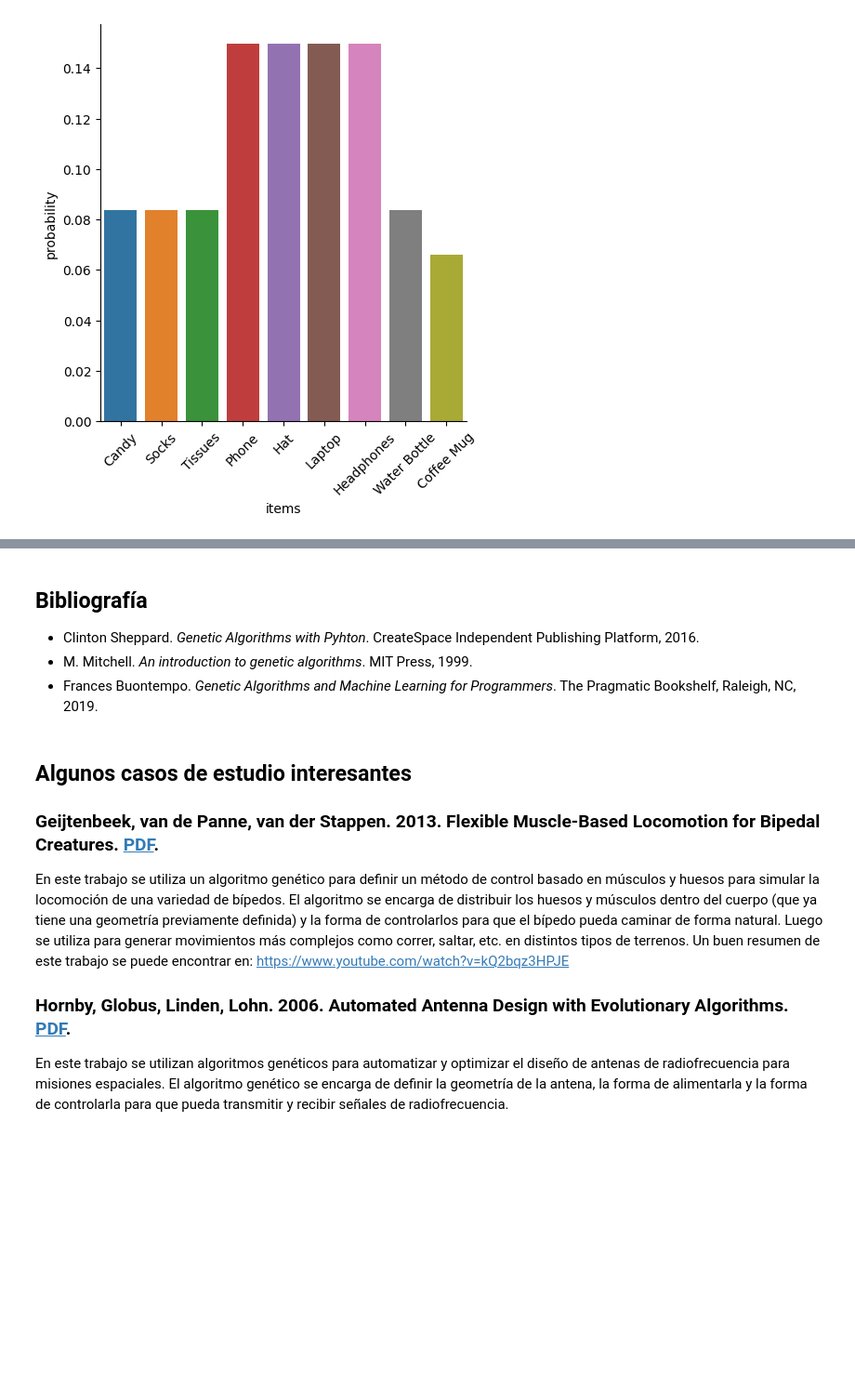
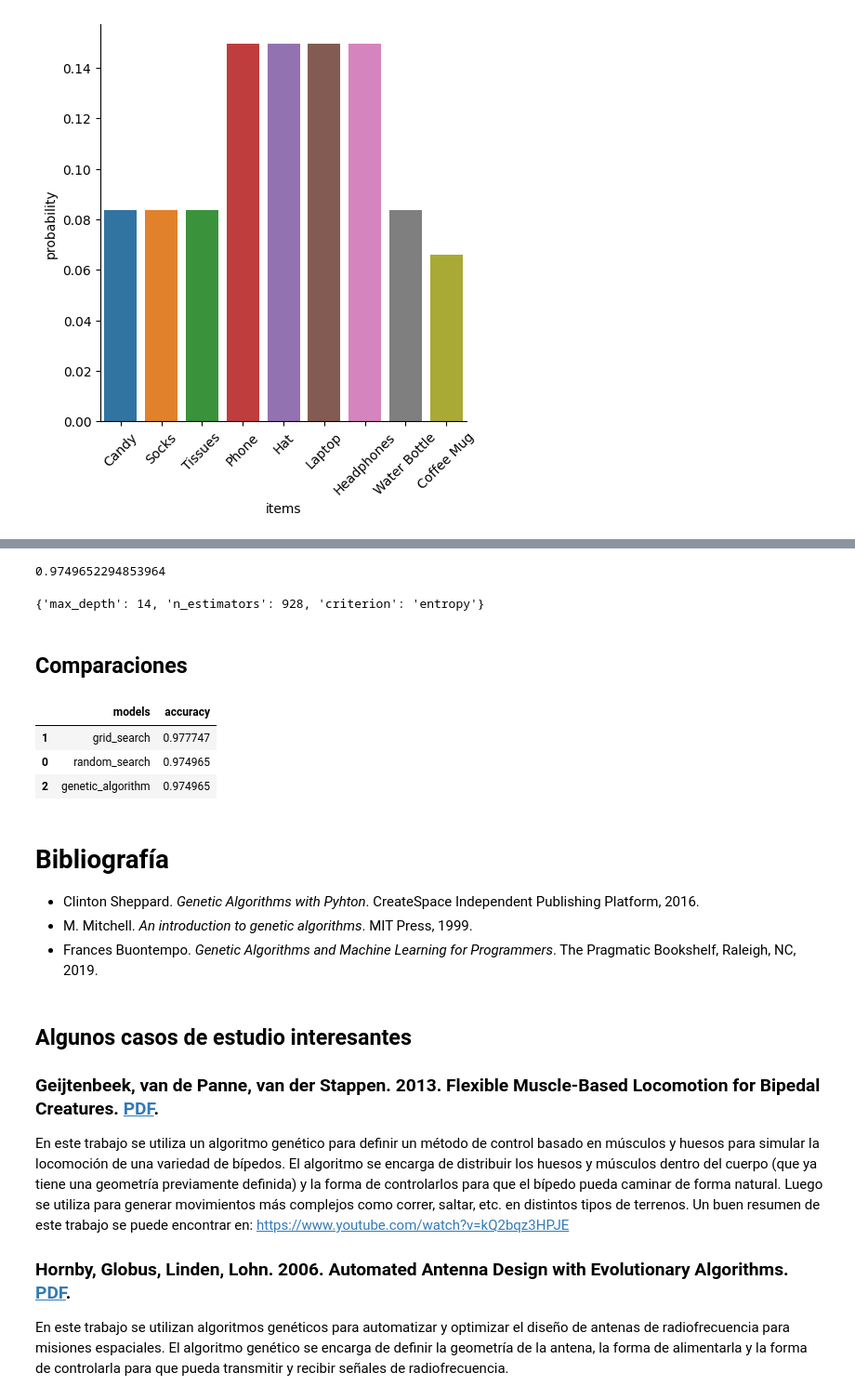
Before and after one commit to ncontinanza/genetic_algorithms, a Jupyter notebook: algoritmos_geneticos.ipynb, the cells around one changed output, grey strips where cells are left out. Shown at 93% size. Saved outputs shown, nothing was run; the diff lists cells and outputs as text; code cells hidden in the pictures; blank space fills up the shorter version.

Commit message:
Models comparison

```diff
--- a/algoritmos_geneticos.ipynb
+++ b/algoritmos_geneticos.ipynb
@@ -462,0 +581,8 @@ plot_backpack_example()
+# %%
+evolved_estimator = GASearchCV(clf,
+                    scoring='accuracy',
+                    param_grid=param_grid,
+                    population_size=10,
+                    generations=5,
+                    elitism=True,
+                    verbose=True)
@@ -462,0 +591,2 @@ plot_backpack_example()
+# %%
+evolved_estimator.fit(X_train,y_train)
@@ -463,5 +608,27 @@ plot_backpack_example()
+# %%
+y_predicy_ga = evolved_estimator.predict(X_test)
+# %%
+genetic_algorithm_accuracy = accuracy_score(y_test,y_predicy_ga)
+print(genetic_algorithm_accuracy)
+# %% [output]
+0.9749652294853964
+# %%
+evolved_estimator.best_params_
+# %% [output]
+{'max_depth': 14, 'n_estimators': 928, 'criterion': 'entropy'}
+# %% [markdown]
+## Comparaciones
+# %%
+models = ["random_search", "grid_search", "genetic_algorithm"]
+accuracies = [random_search_accuracy, grid_search_accuracy, genetic_algorithm_accuracy]
+make_df("models", "accuracy", models, accuracies).sort_values("accuracy",ascending=False)
+# %% [output]
+|  | models | accuracy |
+| 1 | grid_search | 0.977747 |
+| 0 | random_search | 0.974965 |
+| 2 | genetic_algorithm | 0.974965 |
 # %% [markdown]
-## Bibliografía
+# Bibliografía
 
 - Clinton Sheppard. _Genetic Algorithms with Pyhton_. CreateSpace Independent Publishing Platform, 2016.
 - M. Mitchell. _An introduction to genetic algorithms_. MIT Press, 1999.
```
Also changed, not shown: parts of 42 cells of this notebook.
